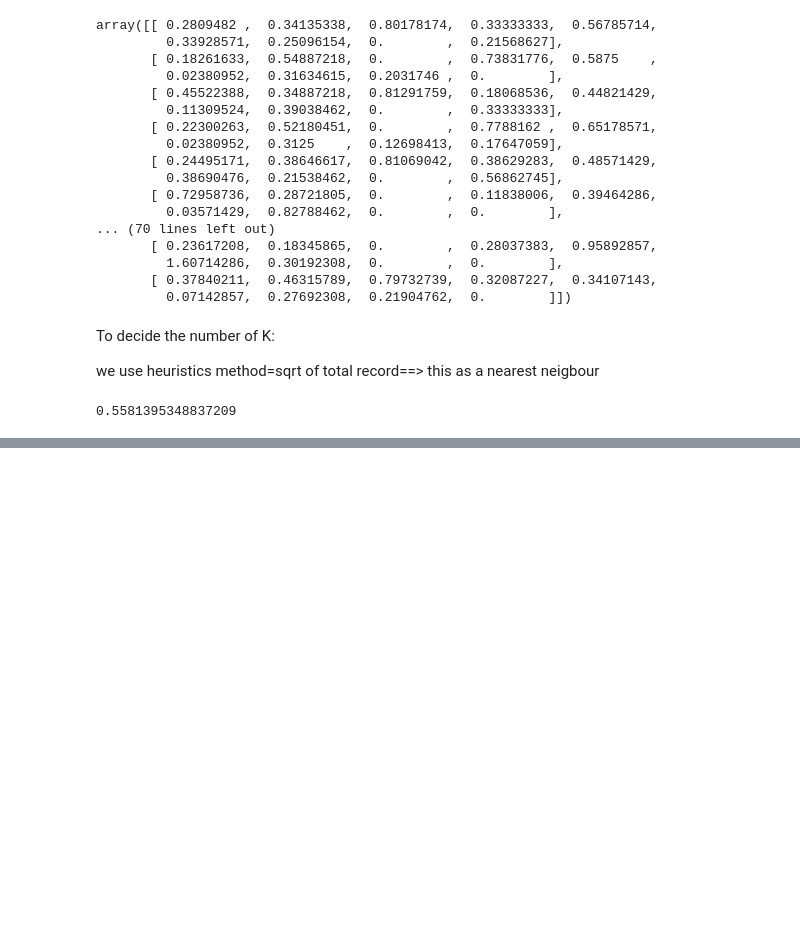
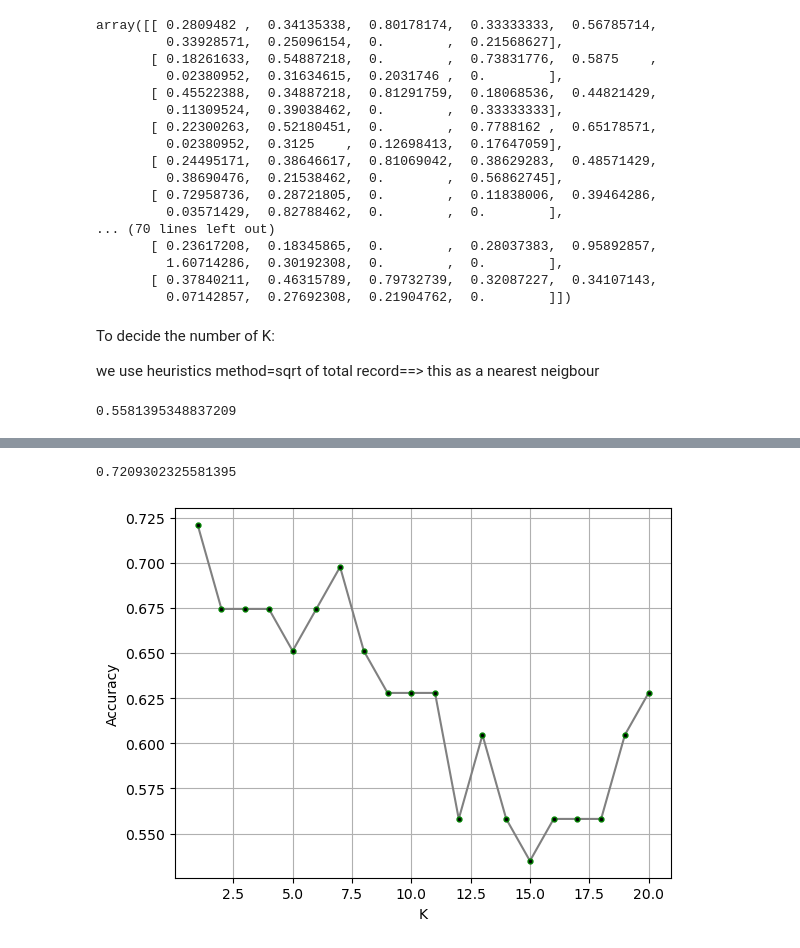
Before and after one commit to tasnim-shamsuddin/K_Nearest_Neighbour, a Jupyter notebook: knn_implementation.ipynb, the cells around one changed output, grey strips where cells are left out. Cells and saved outputs as stored; diff of their text form; code cells hidden in the pictures; blank space fills up the shorter version.

Commit message:
plotted the graph

```diff
--- a/knn_implementation.ipynb
+++ b/knn_implementation.ipynb
@@ -194,3 +196,12 @@ pred=knn_training(X_train,y_train,X_test,K)
 accuracy_score(y_test,pred)
 # %% [output]
 0.5581395348837209
+# %%
+K_value=range(1,21)
+accuracy=[]
+
+for K in K_value:
+    y_pred=knn_training(X_train,y_train,X_test,K)
+    acc= accuracy_score(y_test,y_pred)
+    accuracy.append(acc)
+    print(f"For K value {K} , accuracy: {acc}")
@@ -196,0 +252,12 @@ accuracy_score(y_test,pred)
+# %%
+max(accuracy)
+# %% [output]
+0.7209302325581395
+# %%
+plt.plot(K_value,accuracy,c="grey",marker=".",ms=7,mfc="black",mec="green")
+plt.xlabel("K")
+plt.ylabel("Accuracy")
+plt.grid(True)
+plt.show()
+# %% [output]
+[figure, added]
```
Also changed, not shown: parts of 3 cells of this notebook.
